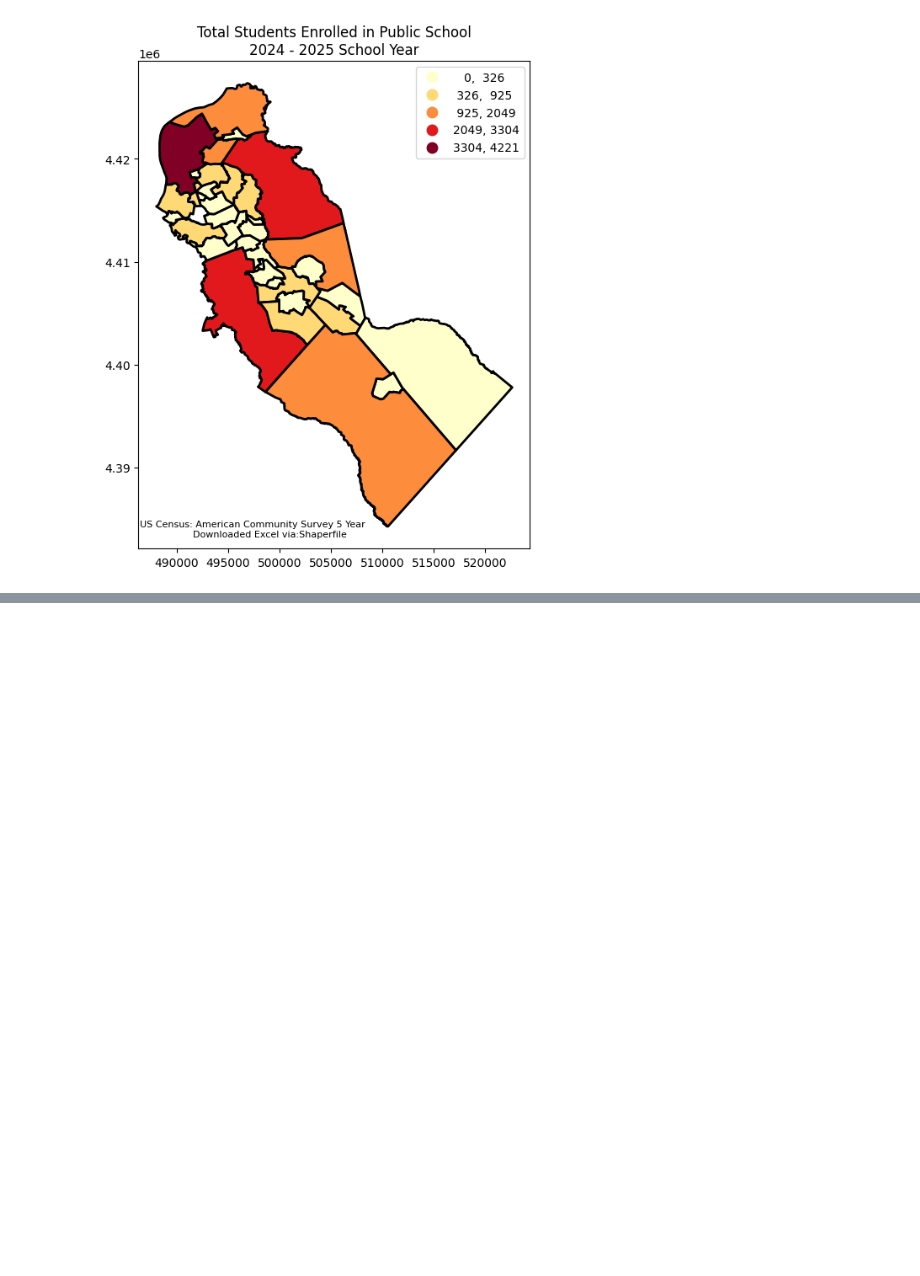
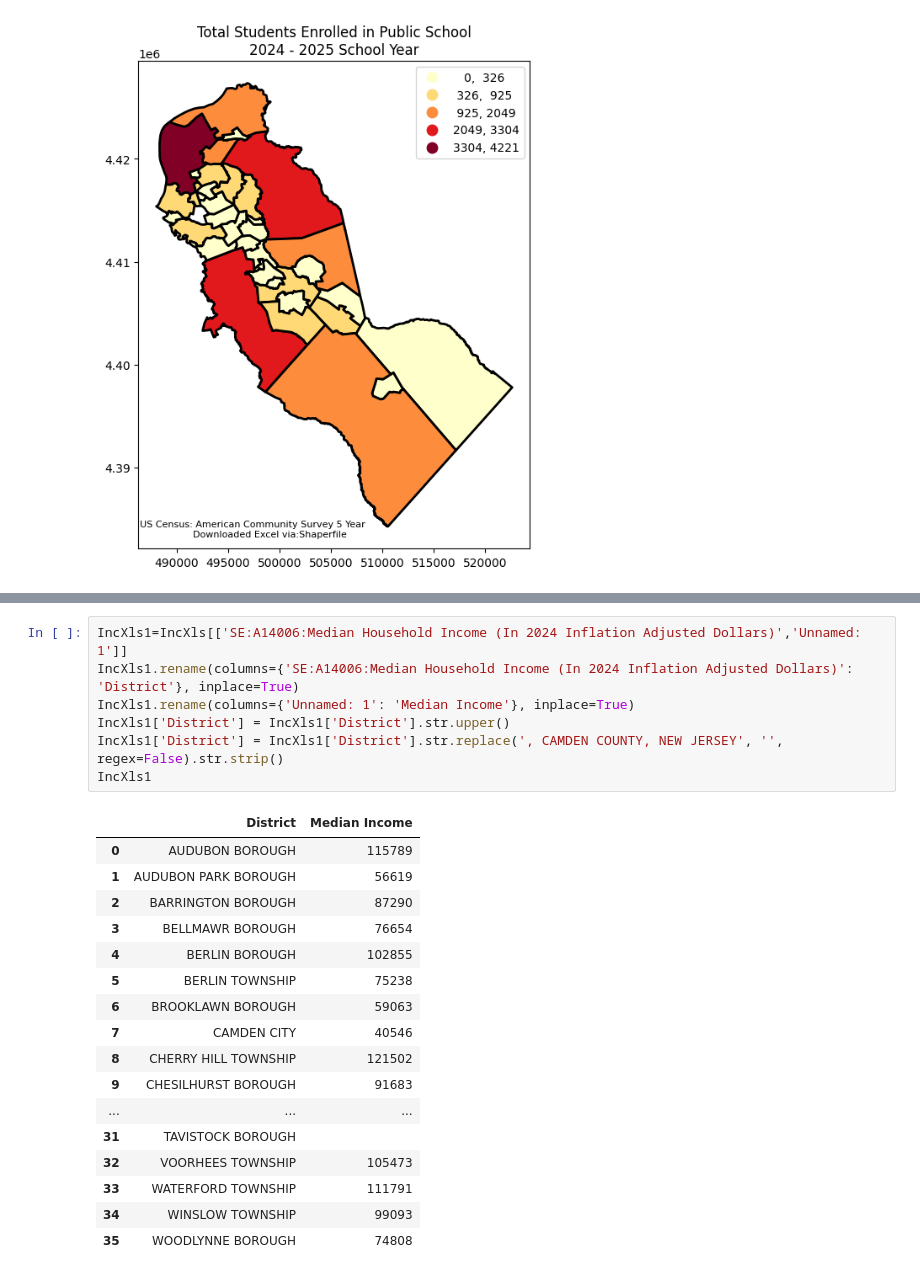
Before and after one commit to MhiyaJ/My-GIS-Stuff, a Jupyter notebook: After School Programs.ipynb, the cells around one changed output, grey strips where cells are left out. Drawn from its saved outputs; the diff is of its cells as text; blank space fills up the shorter version.

```diff
--- a/After School Programs.ipynb
+++ b/After School Programs.ipynb
@@ -377,0 +355,25 @@ IncXls.head()
+# %%
+IncXls1=IncXls[['SE:A14006:Median Household Income (In 2024 Inflation Adjusted Dollars)','Unnamed: 1']]
+IncXls1.rename(columns={'SE:A14006:Median Household Income (In 2024 Inflation Adjusted Dollars)': 'District'}, inplace=True)
+IncXls1.rename(columns={'Unnamed: 1': 'Median Income'}, inplace=True)
+IncXls1['District'] = IncXls1['District'].str.upper()
+IncXls1['District'] = IncXls1['District'].str.replace(', CAMDEN COUNTY, NEW JERSEY', '', regex=False).str.strip()
+IncXls1
+# %% [output]
+|  | District | Median Income |
+| 0 | AUDUBON BOROUGH | 115789 |
+| 1 | AUDUBON PARK BOROUGH | 56619 |
+| 2 | BARRINGTON BOROUGH | 87290 |
+| 3 | BELLMAWR BOROUGH | 76654 |
+| 4 | BERLIN BOROUGH | 102855 |
+| 5 | BERLIN TOWNSHIP | 75238 |
+| 6 | BROOKLAWN BOROUGH | 59063 |
+| 7 | CAMDEN CITY | 40546 |
+| 8 | CHERRY HILL TOWNSHIP | 121502 |
+| 9 | CHESILHURST BOROUGH | 91683 |
+| ... | ... | ... |
+| 31 | TAVISTOCK BOROUGH |  |
+| 32 | VOORHEES TOWNSHIP | 105473 |
+| 33 | WATERFORD TOWNSHIP | 111791 |
+| 34 | WINSLOW TOWNSHIP | 99093 |
+| 35 | WOODLYNNE BOROUGH | 74808 |
```
Also changed, not shown: parts of 8 cells of this notebook.
